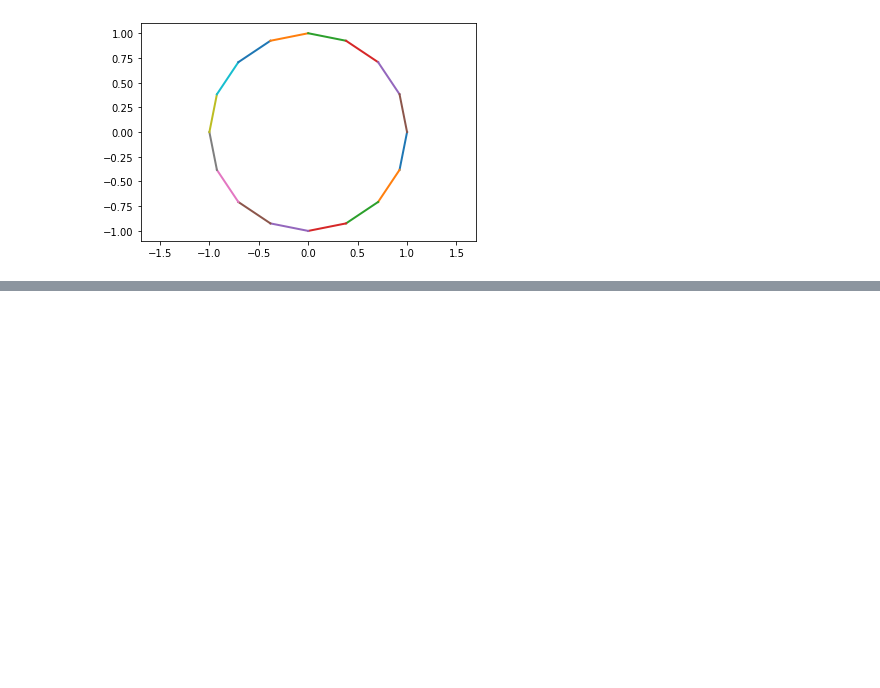
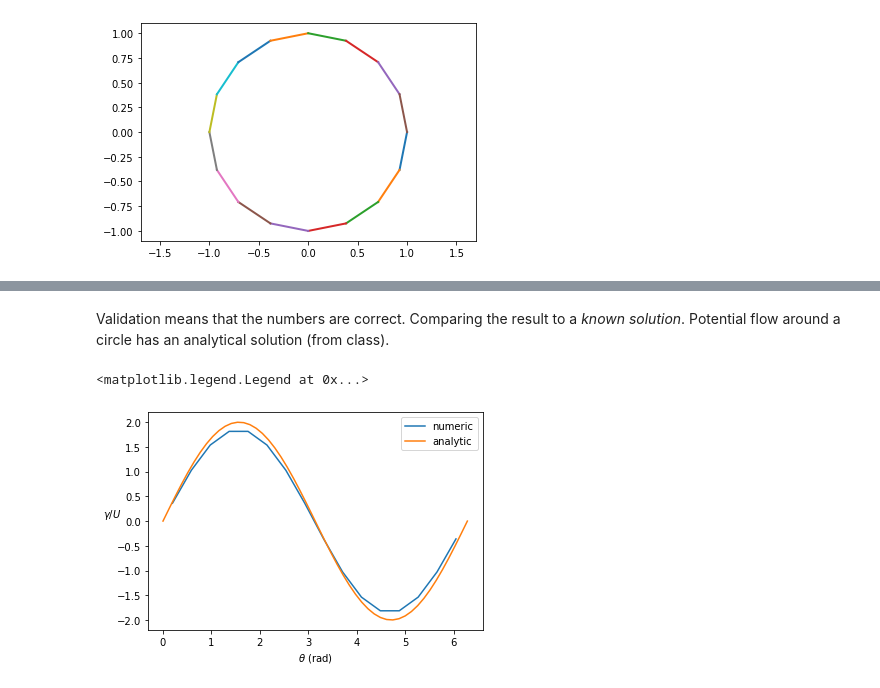
Before and after one commit to weymouth/MarineHydro, a Jupyter notebook: tutorials/notebook template.ipynb, the cells around one changed output, grey strips where cells are left out. Drawn from its saved outputs; the diff is of its cells as text; code cells hidden in the pictures; blank space fills up the shorter version.

```diff
--- a/tutorials/notebook template.ipynb
+++ b/tutorials/notebook template.ipynb
@@ -110,0 +139,12 @@ plt.axis('equal')
+# %% [markdown]
+Validation means that the numbers are correct. Comparing the result to a *known solution*. Potential flow around a circle has an analytical solution (from class).
+# %%
+gamma=circle.get_array('gamma')
+s = circle.distance()
+plt.plot(s,gamma,label='numeric')
+theta=np.linspace(0,2*np.pi)
+plt.plot(theta,2*np.sin(theta),label='analytic')
+plt.xlabel(r'$\theta$ (rad)');plt.ylabel(r'$\gamma/U$', rotation=0);plt.legend()
+# %% [output]
+<matplotlib.legend.Legend at 0x...>
+[figure, added]
```
Also changed, not shown: parts of 8 cells of this notebook.
